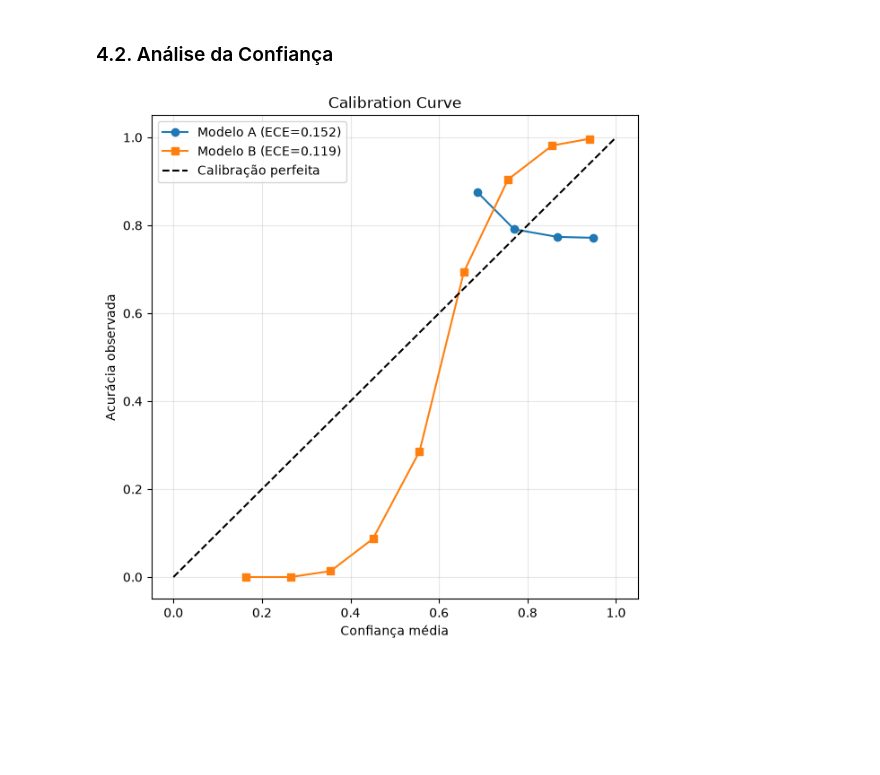
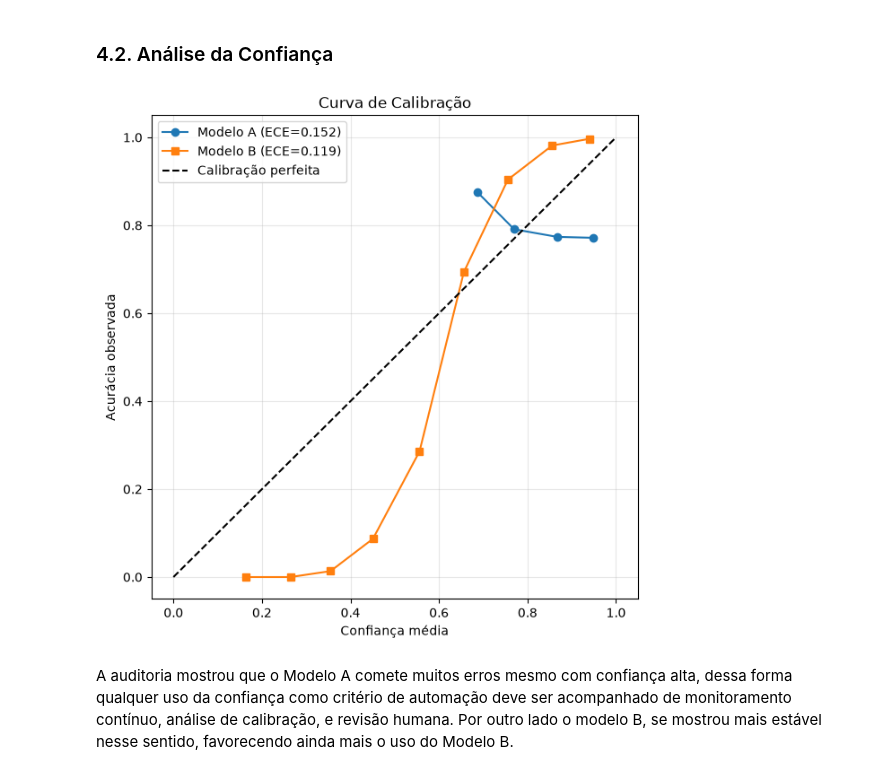
Before and after one commit to Mitysuo/desafio-cientista-dados-junior-ia-pref, a Jupyter notebook: notebooks/03_comparacao_e_recomendacao.ipynb, the cells around one changed output. Cells and saved outputs as stored; diff of their text form; code cells hidden in the pictures; blank space fills up the shorter version.

Commit message:
Finalizando adicionando análises e ajustes pontuais

```diff
--- a/notebooks/03_comparacao_e_recomendacao.ipynb
+++ b/notebooks/03_comparacao_e_recomendacao.ipynb
@@ -248,33 +310,35 @@ acc_b, conf_b = calibration_curve(
     y_b,
     prob_b,
     n_bins=10,
     strategy="uniform"
 )
 
 plt.figure(figsize=(7,7))
 
 plt.plot(
     conf_a,
     acc_a,
     marker="o",
     label=f"Modelo A (ECE={ece_a:.3f})"
 )
 
 plt.plot(
     conf_b,
     acc_b,
     marker="s",
     label=f"Modelo B (ECE={ece_b:.3f})"
 )
 
 plt.plot([0,1], [0,1], "--", color="black", label="Calibração perfeita")
 
 plt.xlabel("Confiança média")
 plt.ylabel("Acurácia observada")
-plt.title("Calibration Curve")
+plt.title("Curva de Calibração")
 plt.legend()
 plt.grid(alpha=0.3)
-
+plt.savefig(FIGURES_PATH / 'curva_calibracao.png', dpi=150, bbox_inches='tight')
 plt.show()
 # %% [output]
-[figure, old version]
+[figure, new version]
+# %% [markdown]
+A auditoria mostrou que o Modelo A comete muitos erros mesmo com confiança alta, dessa forma qualquer uso da confiança como critério de automação deve ser acompanhado de monitoramento contínuo, análise de calibração, e revisão humana. Por outro lado o modelo B, se mostrou mais estável nesse sentido, favorecendo ainda mais o uso do Modelo B.
```
Also changed, not shown: parts of 15 cells of this notebook, 12 other files.
